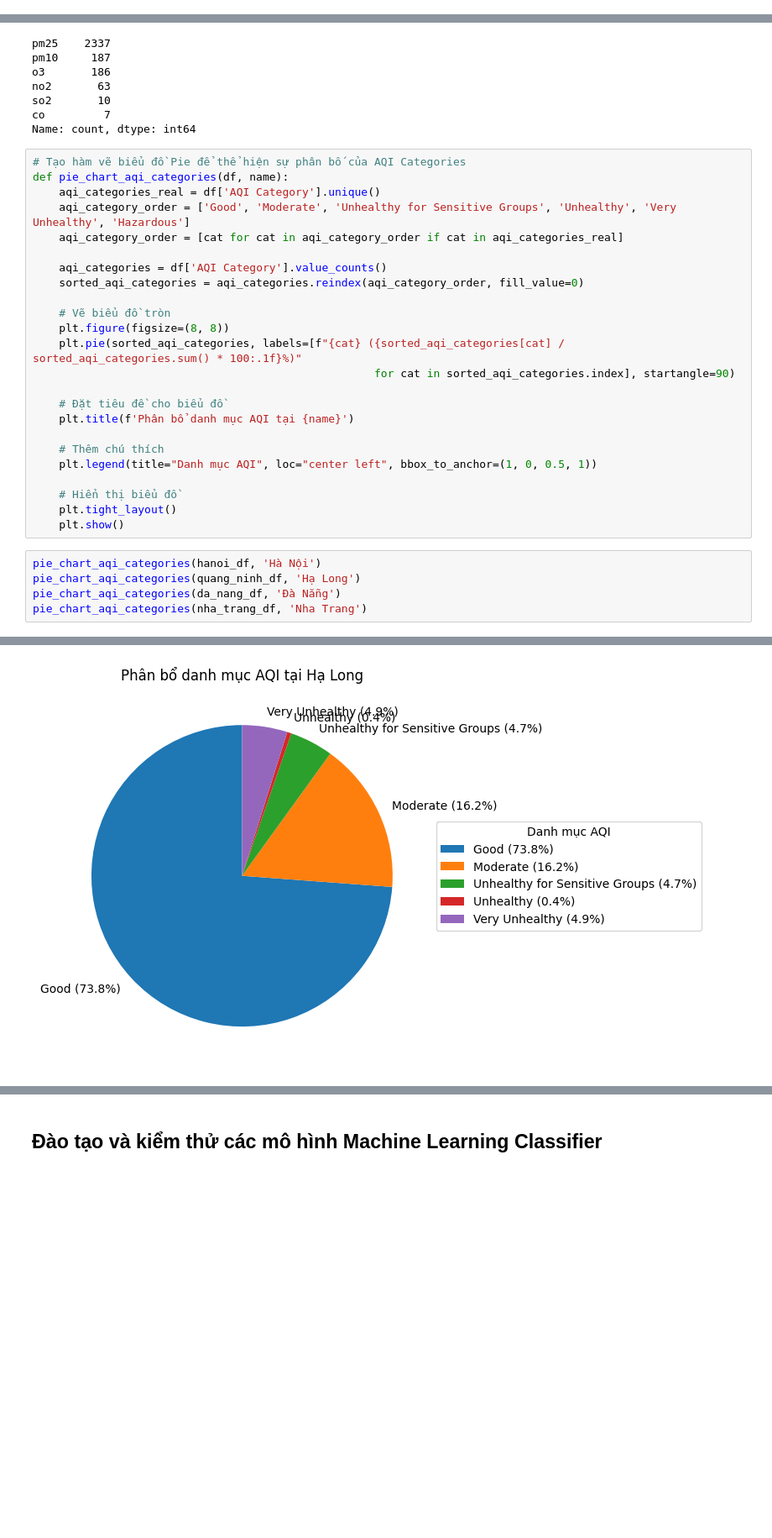
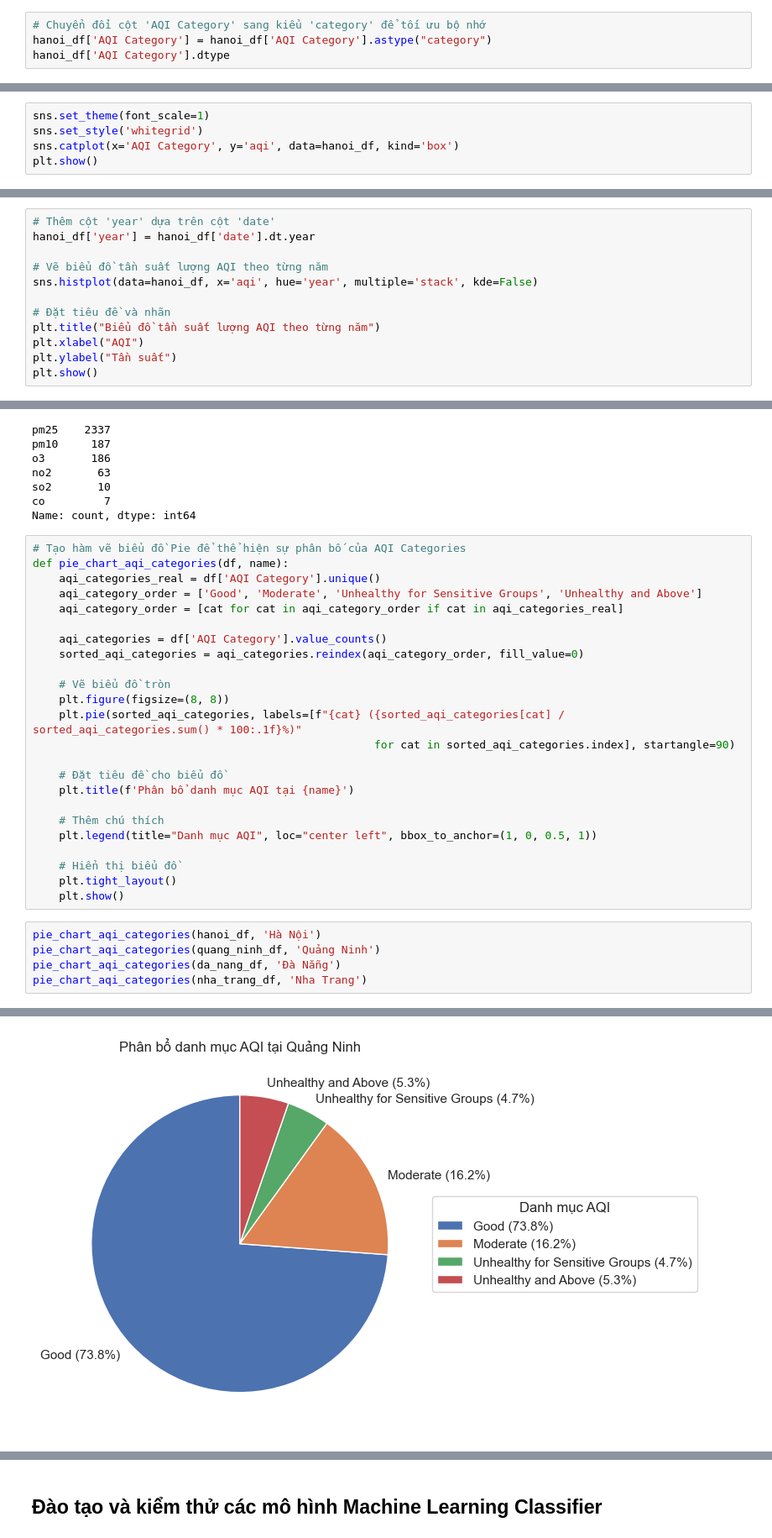
Before and after one commit to quannm2k2/analytic_aqi_vietnam, a Jupyter notebook: notebook.ipynb, the cells around one changed output, grey strips where cells are left out. Shown at 84% size. Saved outputs shown, nothing was run; the diff lists cells and outputs as text; blank space fills up the shorter version.

```diff
--- a/notebook.ipynb
+++ b/notebook.ipynb
@@ -249,0 +517,4 @@ Name: count, dtype: int64
+# %%
+# Chuyển đổi cột 'AQI Category' sang kiểu 'category' để tối ưu bộ nhớ
+hanoi_df['AQI Category'] = hanoi_df['AQI Category'].astype("category")
+hanoi_df['AQI Category'].dtype
@@ -249,0 +548,5 @@ Name: count, dtype: int64
+# %%
+sns.set_theme(font_scale=1)
+sns.set_style('whitegrid')
+sns.catplot(x='AQI Category', y='aqi', data=hanoi_df, kind='box')
+plt.show()
@@ -342,0 +627,12 @@ frequency_of_pollutants(da_nang_df, 'Đà Nẵng', start_time="2023-07-01", end_
+# %%
+# Thêm cột 'year' dựa trên cột 'date'
+hanoi_df['year'] = hanoi_df['date'].dt.year
+
+# Vẽ biểu đồ tần suất lượng AQI theo từng năm
+sns.histplot(data=hanoi_df, x='aqi', hue='year', multiple='stack', kde=False)
+
+# Đặt tiêu đề và nhãn
+plt.title("Biểu đồ tần suất lượng AQI theo từng năm")
+plt.xlabel("AQI")
+plt.ylabel("Tần suất")
+plt.show()
@@ -359,7 +707,7 @@ Name: count, dtype: int64
 # Tạo hàm vẽ biểu đồ Pie để thể hiện sự phân bố của AQI Categories
 def pie_chart_aqi_categories(df, name):
     aqi_categories_real = df['AQI Category'].unique()
-    aqi_category_order = ['Good', 'Moderate', 'Unhealthy for Sensitive Groups', 'Unhealthy', 'Very Unhealthy', 'Hazardous']
+    aqi_category_order = ['Good', 'Moderate', 'Unhealthy for Sensitive Groups', 'Unhealthy and Above']
     aqi_category_order = [cat for cat in aqi_category_order if cat in aqi_categories_real]
 
     aqi_categories = df['AQI Category'].value_counts()
@@ -381,7 +729,7 @@ def pie_chart_aqi_categories(df, name):
     plt.show()
 # %%
 pie_chart_aqi_categories(hanoi_df, 'Hà Nội')
-pie_chart_aqi_categories(quang_ninh_df, 'Hạ Long')
+pie_chart_aqi_categories(quang_ninh_df, 'Quảng Ninh')
 pie_chart_aqi_categories(da_nang_df, 'Đà Nẵng')
 pie_chart_aqi_categories(nha_trang_df, 'Nha Trang')
 # %% [output]
@@ -389 +737 @@ pie_chart_aqi_categories(nha_trang_df, 'Nha Trang')
-[figure, old version]
+[figure, new version]
```
Also changed, not shown: parts of 65 cells of this notebook.
